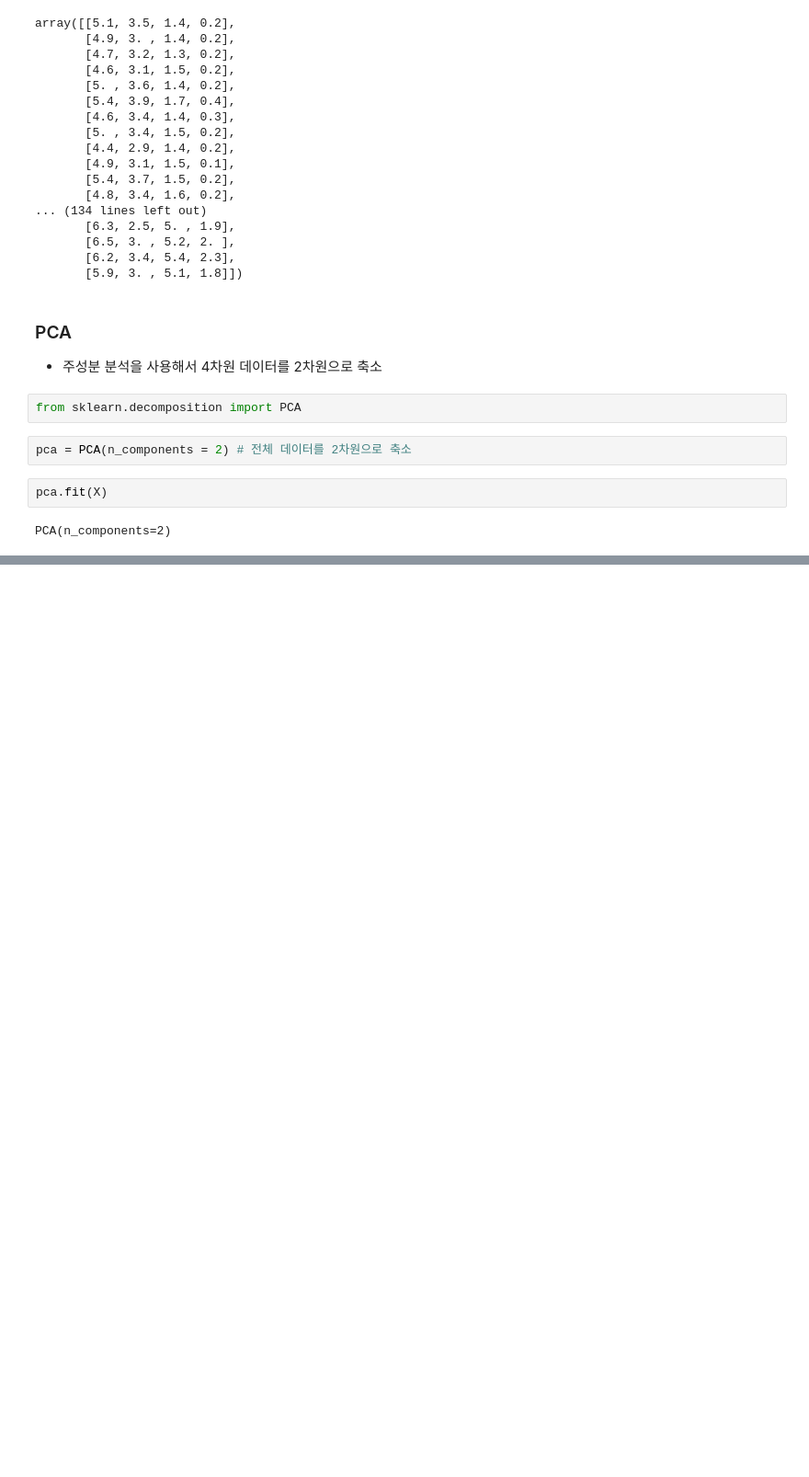
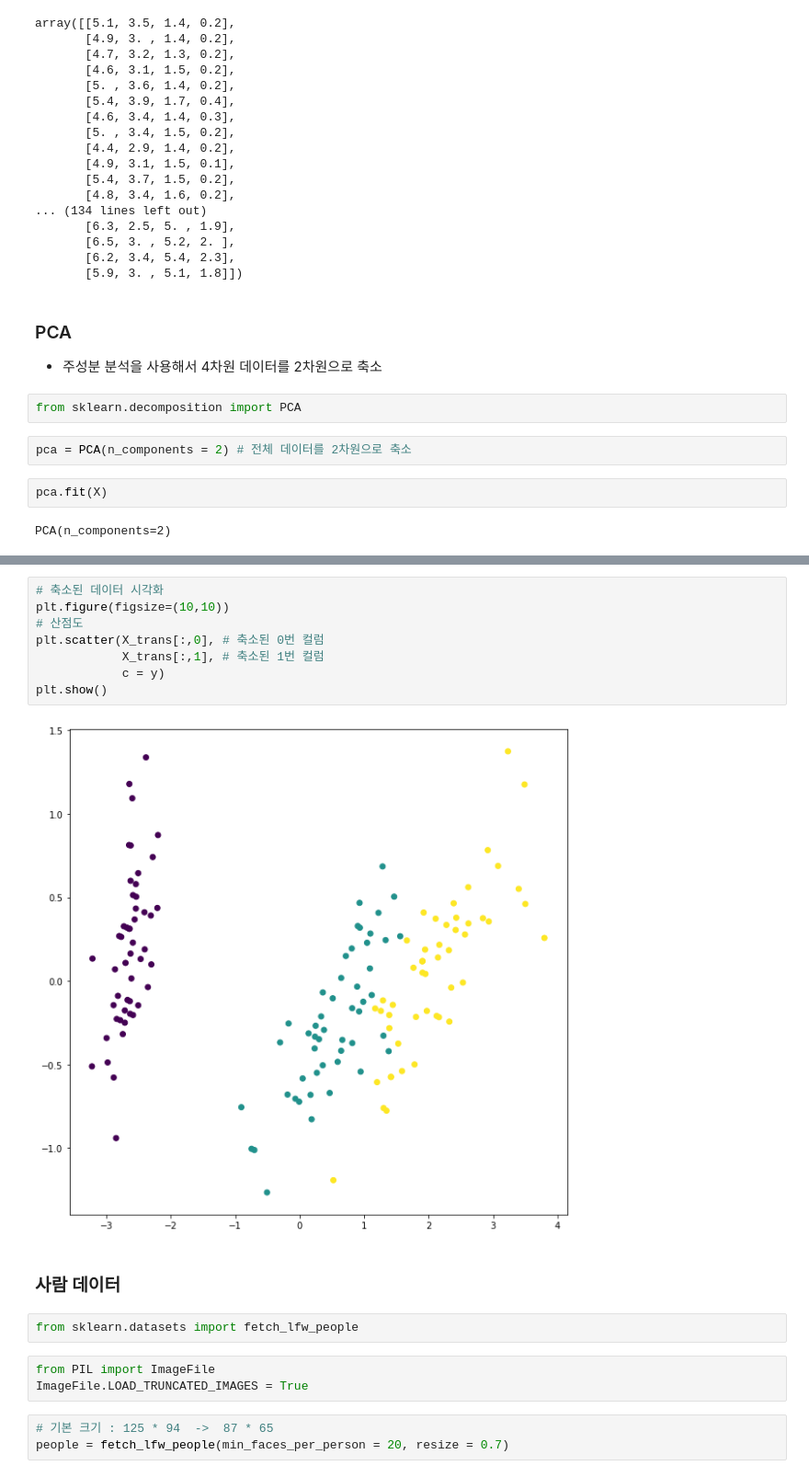
Before and after one commit to Shaharen/MachineLearning, a Jupyter notebook: Ex07_비지도학습.ipynb, the cells around one changed output, grey strips where cells are left out. Shown at 92% size. Drawn from its saved outputs; the diff is of its cells as text; blank space fills up the shorter version.

```diff
--- a/Ex07_비지도학습.ipynb
+++ b/Ex07_비지도학습.ipynb
@@ -101,0 +120,20 @@ X_trans = pca.transform(X)
+# %%
+# 축소된 데이터 시각화
+plt.figure(figsize=(10,10))
+# 산점도
+plt.scatter(X_trans[:,0], # 축소된 0번 컬럼
+            X_trans[:,1], # 축소된 1번 컬럼
+            c = y)
+plt.show()
+# %% [output]
+[figure, added]
+# %% [markdown]
+### 사람 데이터
+# %%
+from sklearn.datasets import fetch_lfw_people
+# %%
+from PIL import ImageFile
+ImageFile.LOAD_TRUNCATED_IMAGES = True
+# %%
+# 기본 크기 : 125 * 94  ->  87 * 65
+people = fetch_lfw_people(min_faces_per_person = 20, resize = 0.7)
```
Also changed, not shown: parts of 2 cells of this notebook.
